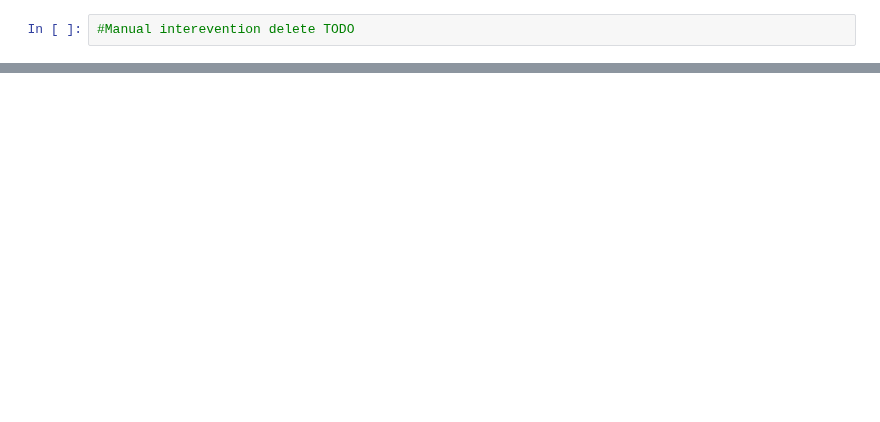
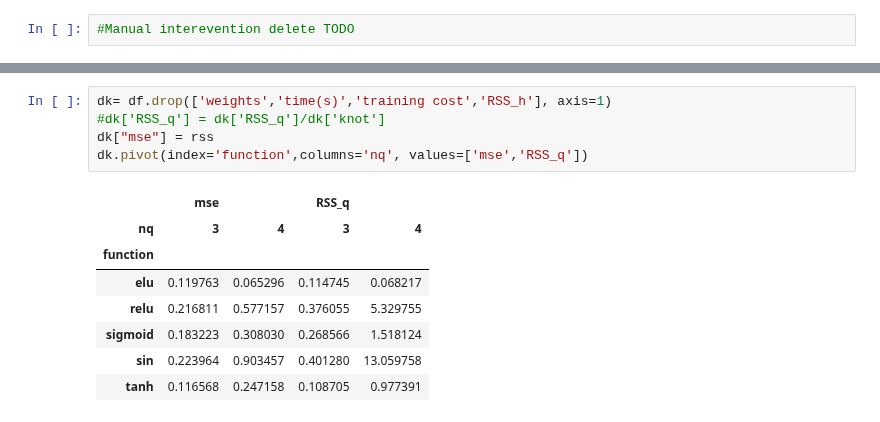
Before and after one commit to inajetovic/Variational-Quantum-Splines, a Jupyter notebook: tmp.ipynb, the cells around one changed output, grey strips where cells are left out. Cells and saved outputs as stored; diff of their text form; blank space fills up the shorter version.

```diff
--- a/tmp.ipynb
+++ b/tmp.ipynb
@@ -110,0 +136,14 @@ for flab, fun in func_out.items():
+# %%
+dk= df.drop(['weights','time(s)','training cost','RSS_h'], axis=1)
+#dk['RSS_q'] = dk['RSS_q']/dk['knot']
+dk["mse"] = rss
+dk.pivot(index='function',columns='nq', values=['mse','RSS_q'])
+# %% [output]
+|  | mse |  | RSS_q |  |
+| nq | 3 | 4 | 3 | 4 |
+| function |  |  |  |  |
+| elu | 0.119763 | 0.065296 | 0.114745 | 0.068217 |
+| relu | 0.216811 | 0.577157 | 0.376055 | 5.329755 |
+| sigmoid | 0.183223 | 0.308030 | 0.268566 | 1.518124 |
+| sin | 0.223964 | 0.903457 | 0.401280 | 13.059758 |
+| tanh | 0.116568 | 0.247158 | 0.108705 | 0.977391 |
```
Also changed, not shown: parts of 6 cells of this notebook, 1 other file.
